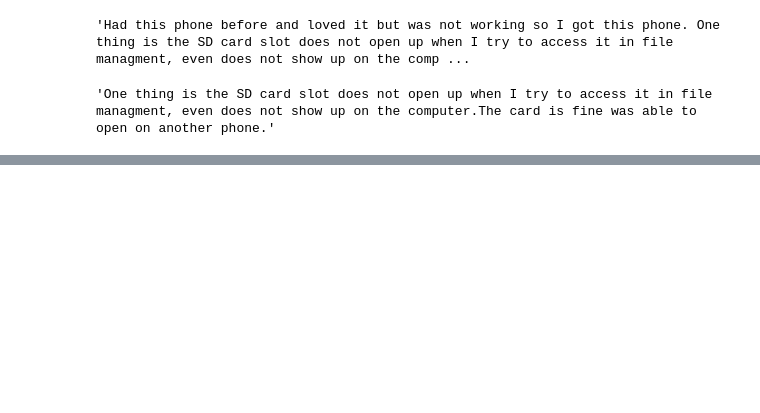
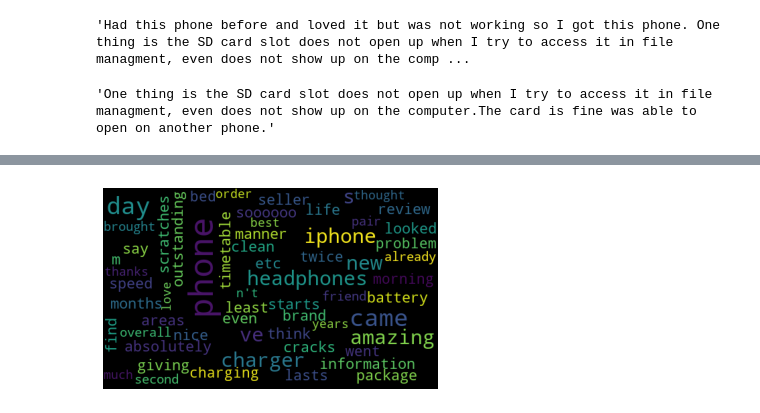
Before and after one commit to Nikil9/NLP-Project, a Jupyter notebook: inc1.ipynb, the cells around one changed output, grey strips where cells are left out. Saved outputs shown, nothing was run; the diff lists cells and outputs as text; code cells hidden in the pictures; blank space fills up the shorter version.

```diff
--- a/inc1.ipynb
+++ b/inc1.ipynb
@@ -307,0 +404,4 @@ df['summarized_review'][15]
+# %%
+df['Brand Name']=raw_dataset['Brand Name']
+df
+# df['Product Name']=raw_dataset['Product Name']
@@ -307,0 +422,27 @@ df['summarized_review'][15]
+# %%
+import nltk
+nltk.download('punkt')
+nltk.download('stopwords')
+from wordcloud import WordCloud
+def create_word_cloud(brand, sentiment):
+  df_brand = df.loc[df['Brand Name'].isin([brand])]
+  df_brand_sample = df_brand.sample(frac=0.5)
+  word_cloud_collection = ''
+
+  if sentiment == 1:
+    df_reviews = df_brand_sample[df_brand_sample["Sentiment"]==1]["Reviews"]
+
+  if sentiment == 0:
+    df_reviews = df_brand_sample[df_brand_sample["Sentiment"]==0]["Reviews"]
+
+  for val in df_reviews.str.lower():
+    tokens = nltk.word_tokenize(val)
+    tokens = [word for word in tokens if word not in stopwords.words('english')]
+  for words in tokens:
+    word_cloud_collection = word_cloud_collection + words + ' '
+
+  wordcloud = WordCloud(max_font_size=50, width=500, height=300).generate(word_cloud_collection)
+  # plt.figure(figsize=(20,20))
+  plt.imshow(wordcloud)
+  plt.axis("off")
+  plt.show()
@@ -307,0 +454,4 @@ df['summarized_review'][15]
+# %%
+create_word_cloud(brand='Apple', sentiment=1)
+# %% [output]
+[figure, added]
```
Also changed, not shown: parts of 30 cells of this notebook.
